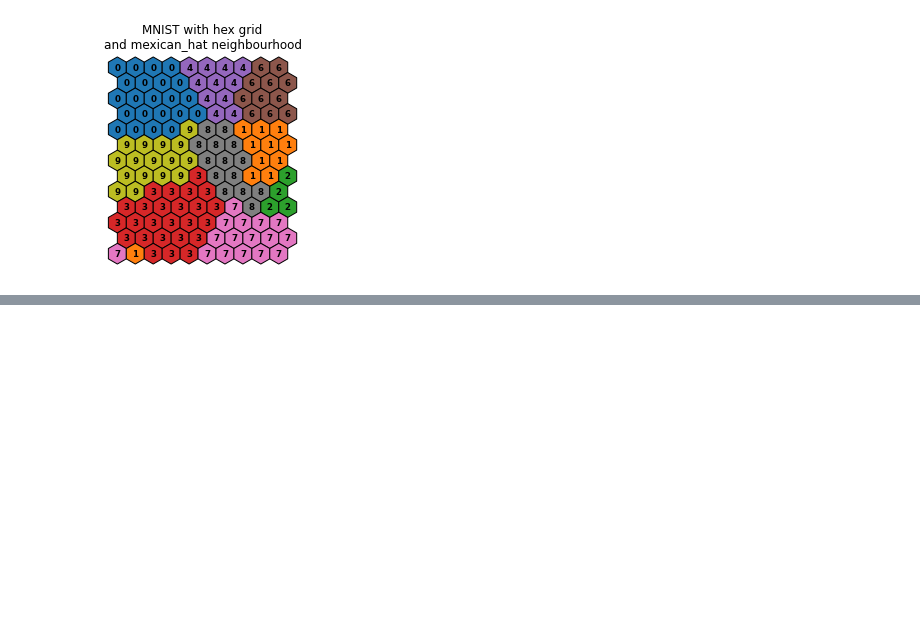
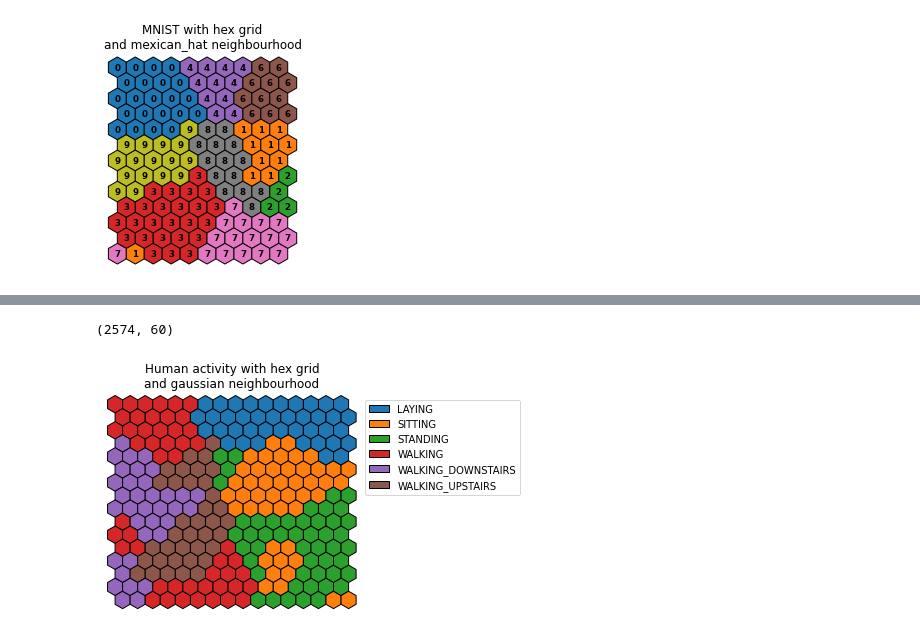
Before and after one commit to gekas145/SOM, a Jupyter notebook: demo.ipynb, the cells around one changed output, grey strips where cells are left out. Drawn from its saved outputs; the diff is of its cells as text; code cells hidden in the pictures; blank space fills up the shorter version.

```diff
--- a/demo.ipynb
+++ b/demo.ipynb
@@ -63,0 +75,3 @@ som.plot("MNIST with hex grid\nand mexican_hat neighbourhood")
+# %%
+df = pd.read_csv("data/human_activity.csv")
+df.shape
@@ -63,0 +90,28 @@ som.plot("MNIST with hex grid\nand mexican_hat neighbourhood")
+# %%
+# drop human id and enumerated activity
+df = df.drop(columns=["subject", "Activity"])
+X, y = df.drop(columns="ActivityName").to_numpy(), df["ActivityName"].to_numpy()
+# use train test split to get stratified subsample of data
+X, _, y, _ = train_test_split(X, y, test_size=0.75, shuffle=True, stratify=y, random_state=32)
+# reduce dimensionality
+X = PCA(n_components=60).fit_transform(X)
+X.shape
+# %% [output]
+(2574, 60)
+# %%
+som = SOM(16, 16,
+          epochs=10,
+          learning_rate_start=3,
+          learning_rate_end=0.5,
+          neighbourhood_rate_start=2,
+          neighbourhood_rate_end=1,
+          neighbourhood_func="gaussian",
+          grid_type="hex")
+som.fit(X, y)
+# %%
+som.plot(legend=True, title="Human activity with hex grid\nand gaussian neighbourhood")
+# predictably, laying is found no problem,
+# sitting and standing are mixed
+# same for walking straight, walking up/downstairs
+# %% [output]
+[figure, added]
```
Also changed, not shown: parts of 9 cells of this notebook, 2 other files.
